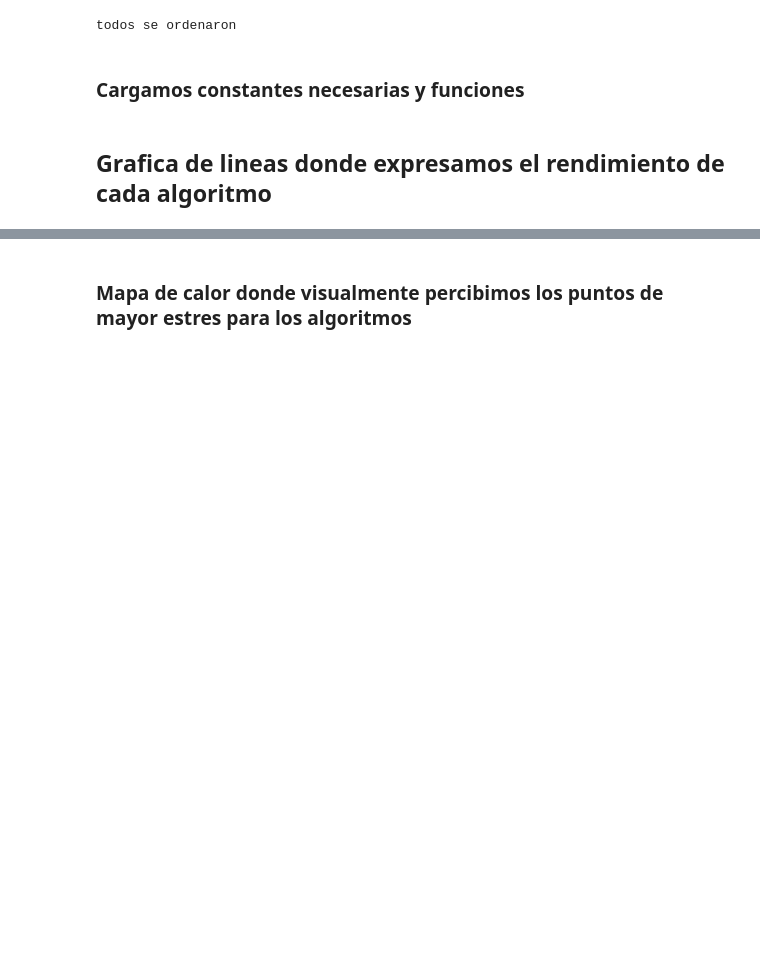
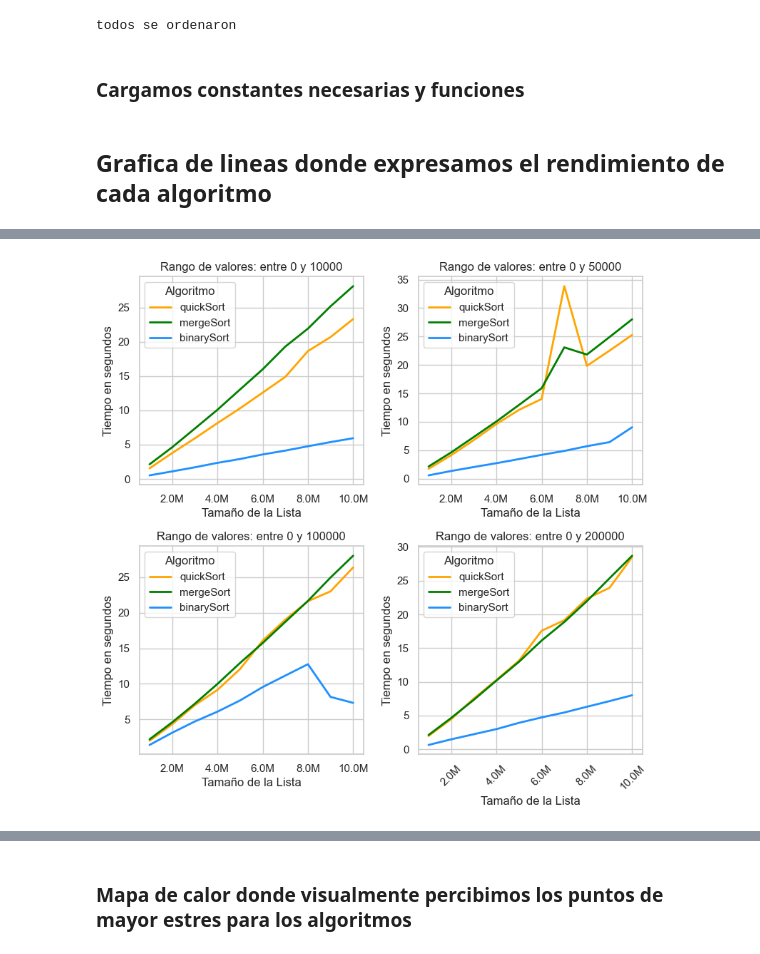
Before and after one commit to ulisac04/publico, a Jupyter notebook: index.ipynb, the cells around one changed output, grey strips where cells are left out. Drawn from its saved outputs; the diff is of its cells as text; code cells hidden in the pictures; blank space fills up the shorter version.

```diff
--- a/index.ipynb
+++ b/index.ipynb
@@ -86,0 +97,4 @@ plt.show()
+# %%
+plot_distributions(df, 'normal')
+# %% [output]
+[figure, added]
```
Also changed, not shown: parts of 19 cells of this notebook, 6 other files.
